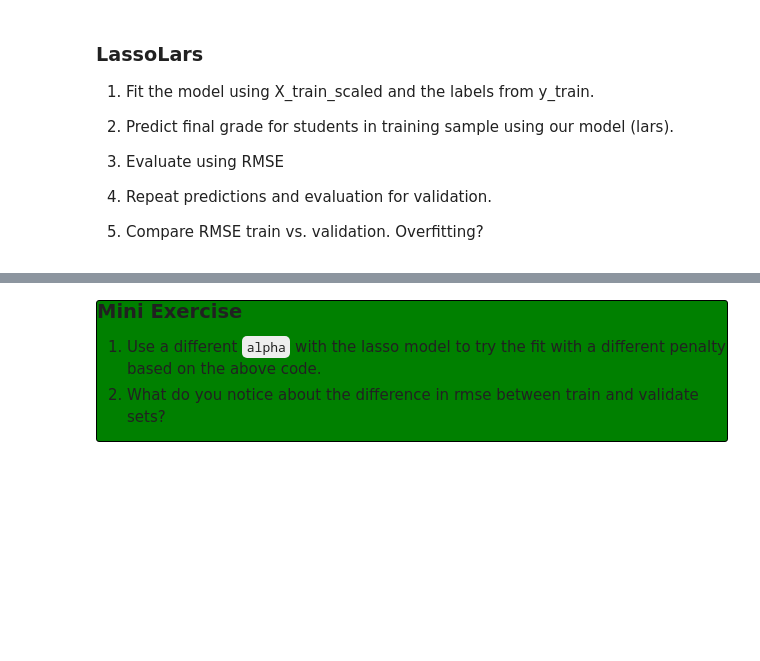
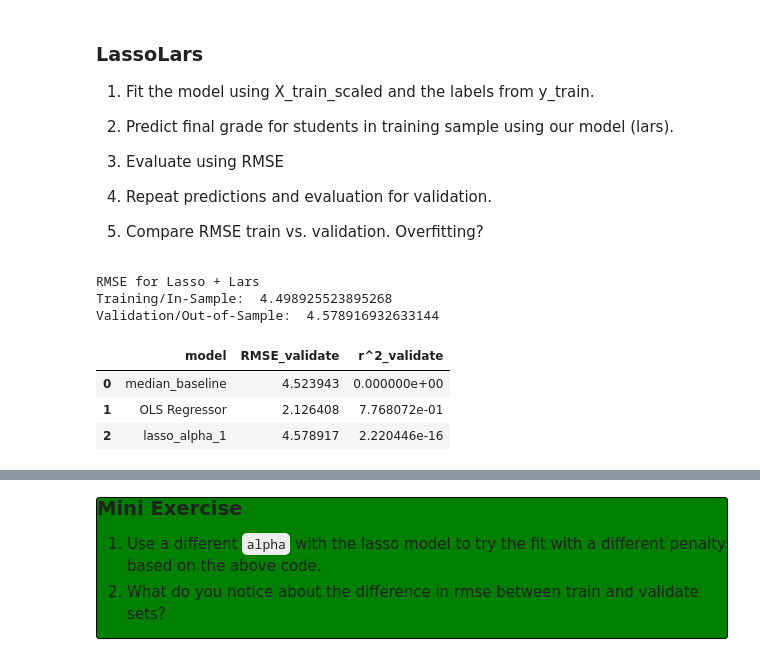
Before and after one commit to veronica-f-reyes/regression_exercises, a Jupyter notebook: modeling/Modeling.ipynb, the cells around one changed output, grey strips where cells are left out. Cells and saved outputs as stored; diff of their text form; code cells hidden in the pictures; blank space fills up the shorter version.

Commit message:
Modeling Exercises

```diff
--- a/modeling/Modeling.ipynb
+++ b/modeling/Modeling.ipynb
@@ -228,16 +270,20 @@ lars.fit(X_train, y_train.G3)
 y_train['G3_pred_lars'] = lars.predict(X_train)
 
 # evaluate: rmse
-rmse_train = mean_squared_error(y_train.G3, y_train.G3_pred_lm) ** (1/2)
+rmse_train = mean_squared_error(y_train.G3, y_train.G3_pred_lars) ** (1/2)
 
 # predict validate
 y_validate['G3_pred_lars'] = lars.predict(X_validate)
 
 # evaluate: rmse
-rmse_validate = mean_squared_error(y_validate.G3, y_validate.G3_pred_lm) ** (1/2)
+rmse_validate = mean_squared_error(y_validate.G3, y_validate.G3_pred_lars) ** (1/2)
 
 print("RMSE for Lasso + Lars\nTraining/In-Sample: ", rmse_train,
       "\nValidation/Out-of-Sample: ", rmse_validate)
+# %% [output]
+RMSE for Lasso + Lars
+Training/In-Sample:  4.498925523895268
+Validation/Out-of-Sample:  4.578916932633144
 # %%
 metric_df = make_metric_df(y_validate.G3,
                y_validate.G3_pred_lars,
@@ -251,2 +292,9 @@ metric_df = make_metric_df(y_validate.G3,
+# %%
+metric_df
+# %% [output]
+|  | model | RMSE_validate | r^2_validate |
+| 0 | median_baseline | 4.523943 | 0.000000e+00 |
+| 1 | OLS Regressor | 2.126408 | 7.768072e-01 |
+| 2 | lasso_alpha_1 | 4.578917 | 2.220446e-16 |
 # %%
 metric_df
```
Also changed, not shown: parts of 24 cells of this notebook, 1 other file.
